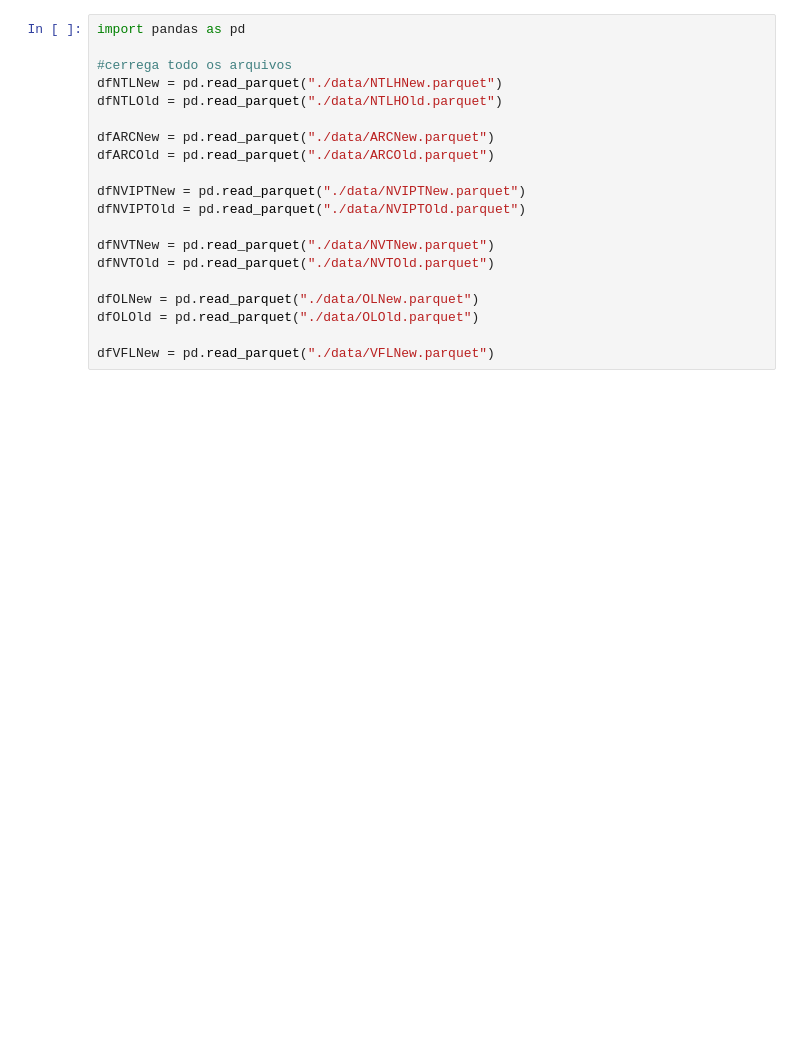
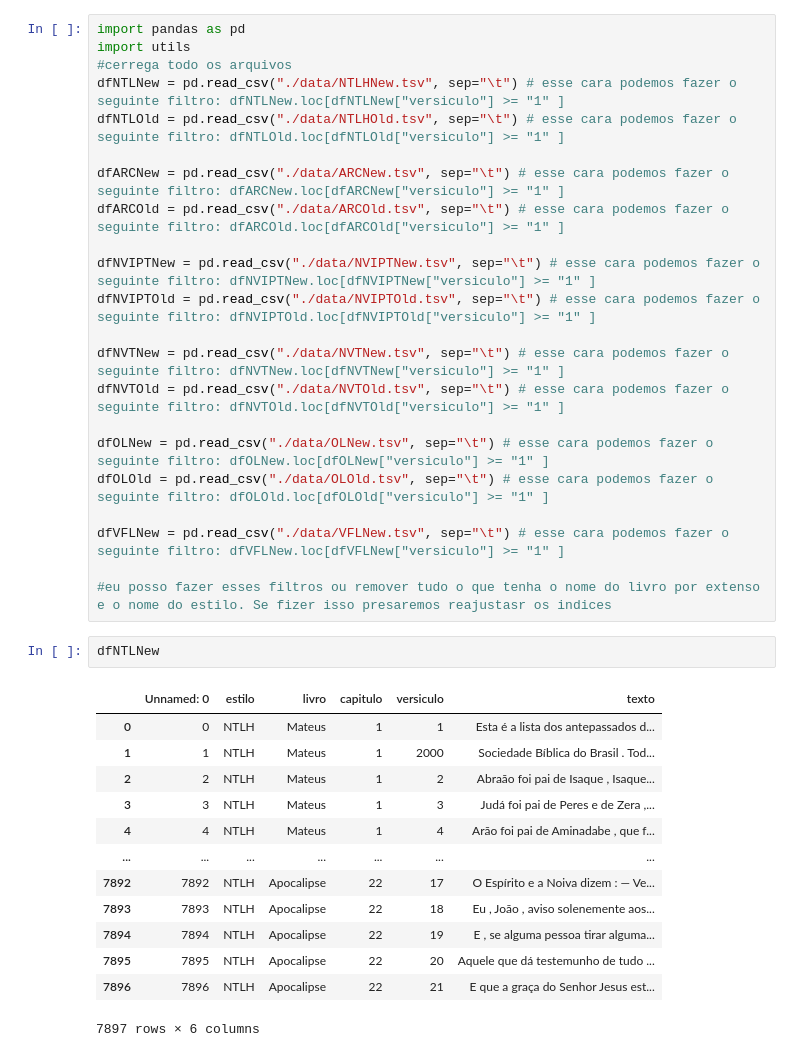
Before and after one commit to pablocosta/X-bible, a Jupyter notebook: stats.IPYNB, the cells around one changed output. Cells and saved outputs as stored; diff of their text form; blank space fills up the shorter version.

```diff
--- a/stats.IPYNB
+++ b/stats.IPYNB
@@ -1,20 +1,38 @@
-# %%
-import pandas as pd
-
-#cerrega todo os arquivos
-dfNTLNew = pd.read_parquet("./data/NTLHNew.parquet")
-dfNTLOld = pd.read_parquet("./data/NTLHOld.parquet")
-
-dfARCNew = pd.read_parquet("./data/ARCNew.parquet")
-dfARCOld = pd.read_parquet("./data/ARCOld.parquet")
-
-dfNVIPTNew = pd.read_parquet("./data/NVIPTNew.parquet")
-dfNVIPTOld = pd.read_parquet("./data/NVIPTOld.parquet")
-
-dfNVTNew = pd.read_parquet("./data/NVTNew.parquet")
-dfNVTOld = pd.read_parquet("./data/NVTOld.parquet")
-
-dfOLNew = pd.read_parquet("./data/OLNew.parquet")
-dfOLOld = pd.read_parquet("./data/OLOld.parquet")
-
-dfVFLNew = pd.read_parquet("./data/VFLNew.parquet")
+# %%
+import pandas as pd
+import utils
+#cerrega todo os arquivos
+dfNTLNew = pd.read_csv("./data/NTLHNew.tsv", sep="\t") # esse cara podemos fazer o seguinte filtro: dfNTLNew.loc[dfNTLNew["versiculo"] >= "1" ]
+dfNTLOld = pd.read_csv("./data/NTLHOld.tsv", sep="\t") # esse cara podemos fazer o seguinte filtro: dfNTLOld.loc[dfNTLOld["versiculo"] >= "1" ]
+
+dfARCNew = pd.read_csv("./data/ARCNew.tsv", sep="\t") # esse cara podemos fazer o seguinte filtro: dfARCNew.loc[dfARCNew["versiculo"] >= "1" ]
+dfARCOld = pd.read_csv("./data/ARCOld.tsv", sep="\t") # esse cara podemos fazer o seguinte filtro: dfARCOld.loc[dfARCOld["versiculo"] >= "1" ]
+
+dfNVIPTNew = pd.read_csv("./data/NVIPTNew.tsv", sep="\t") # esse cara podemos fazer o seguinte filtro: dfNVIPTNew.loc[dfNVIPTNew["versiculo"] >= "1" ]
+dfNVIPTOld = pd.read_csv("./data/NVIPTOld.tsv", sep="\t") # esse cara podemos fazer o seguinte filtro: dfNVIPTOld.loc[dfNVIPTOld["versiculo"] >= "1" ]
+
+dfNVTNew = pd.read_csv("./data/NVTNew.tsv", sep="\t") # esse cara podemos fazer o seguinte filtro: dfNVTNew.loc[dfNVTNew["versiculo"] >= "1" ]
+dfNVTOld = pd.read_csv("./data/NVTOld.tsv", sep="\t") # esse cara podemos fazer o seguinte filtro: dfNVTOld.loc[dfNVTOld["versiculo"] >= "1" ]
+
+dfOLNew = pd.read_csv("./data/OLNew.tsv", sep="\t") # esse cara podemos fazer o seguinte filtro: dfOLNew.loc[dfOLNew["versiculo"] >= "1" ]
+dfOLOld = pd.read_csv("./data/OLOld.tsv", sep="\t") # esse cara podemos fazer o seguinte filtro: dfOLOld.loc[dfOLOld["versiculo"] >= "1" ]
+
+dfVFLNew = pd.read_csv("./data/VFLNew.tsv", sep="\t") # esse cara podemos fazer o seguinte filtro: dfVFLNew.loc[dfVFLNew["versiculo"] >= "1" ]
+
+#eu posso fazer esses filtros ou remover tudo o que tenha o nome do livro por extenso e o nome do estilo. Se fizer isso presaremos reajustasr os indices
+# %%
+dfNTLNew
+# %% [output]
+|  | Unnamed: 0 | estilo | livro | capitulo | versiculo | texto |
+| 0 | 0 | NTLH | Mateus | 1 | 1 | Esta é a lista dos antepassados d... |
+| 1 | 1 | NTLH | Mateus | 1 | 2000 | Sociedade Bíblica do Brasil . Tod... |
+| 2 | 2 | NTLH | Mateus | 1 | 2 | Abraão foi pai de Isaque , Isaque... |
+| 3 | 3 | NTLH | Mateus | 1 | 3 | Judá foi pai de Peres e de Zera ,... |
+| 4 | 4 | NTLH | Mateus | 1 | 4 | Arão foi pai de Aminadabe , que f... |
+| ... | ... | ... | ... | ... | ... | ... |
+| 7892 | 7892 | NTLH | Apocalipse | 22 | 17 | O Espírito e a Noiva dizem : — Ve... |
+| 7893 | 7893 | NTLH | Apocalipse | 22 | 18 | Eu , João , aviso solenemente aos... |
+| 7894 | 7894 | NTLH | Apocalipse | 22 | 19 | E , se alguma pessoa tirar alguma... |
+| 7895 | 7895 | NTLH | Apocalipse | 22 | 20 | Aquele que dá testemunho de tudo ... |
+| 7896 | 7896 | NTLH | Apocalipse | 22 | 21 | E que a graça do Senhor Jesus est... |
+7897 rows × 6 columns
```
Also changed, not shown: parts of 15 cells of this notebook, 30 other files.
